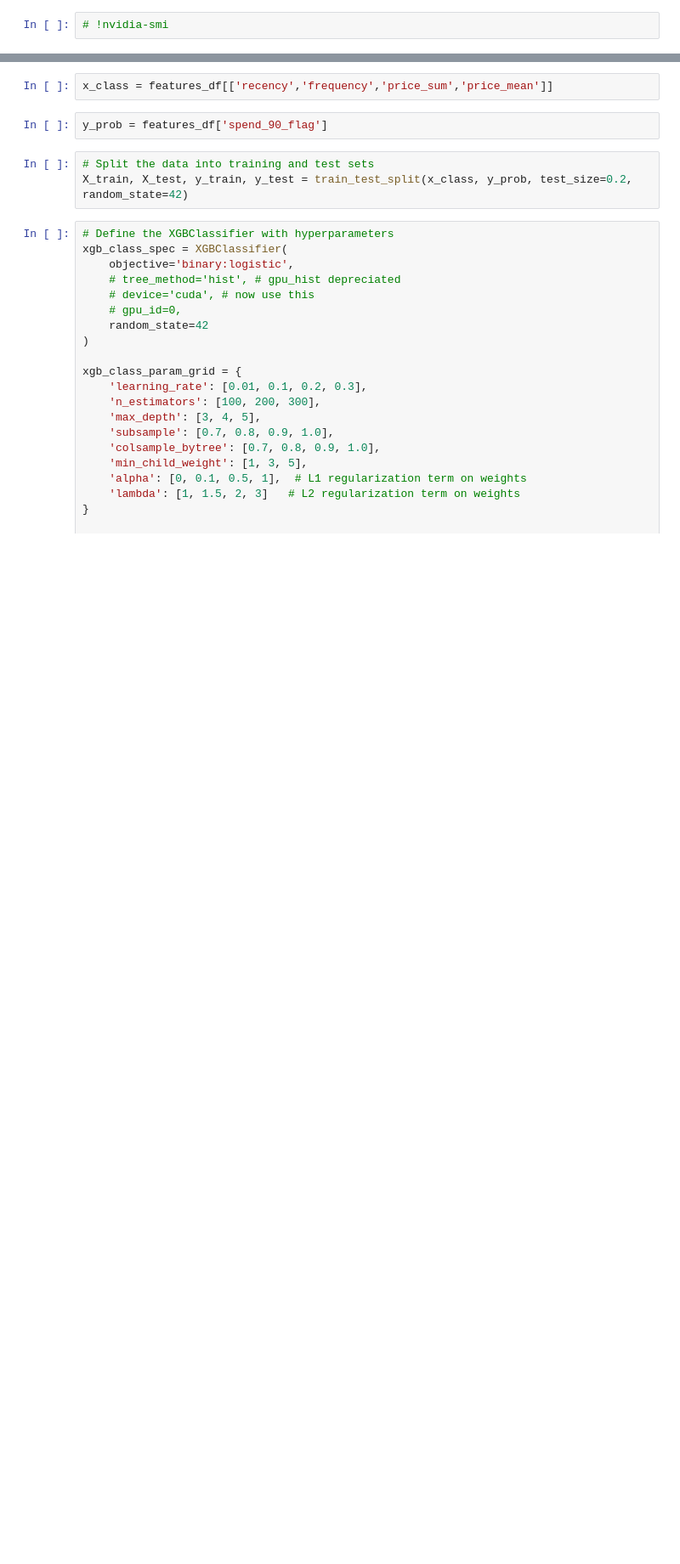
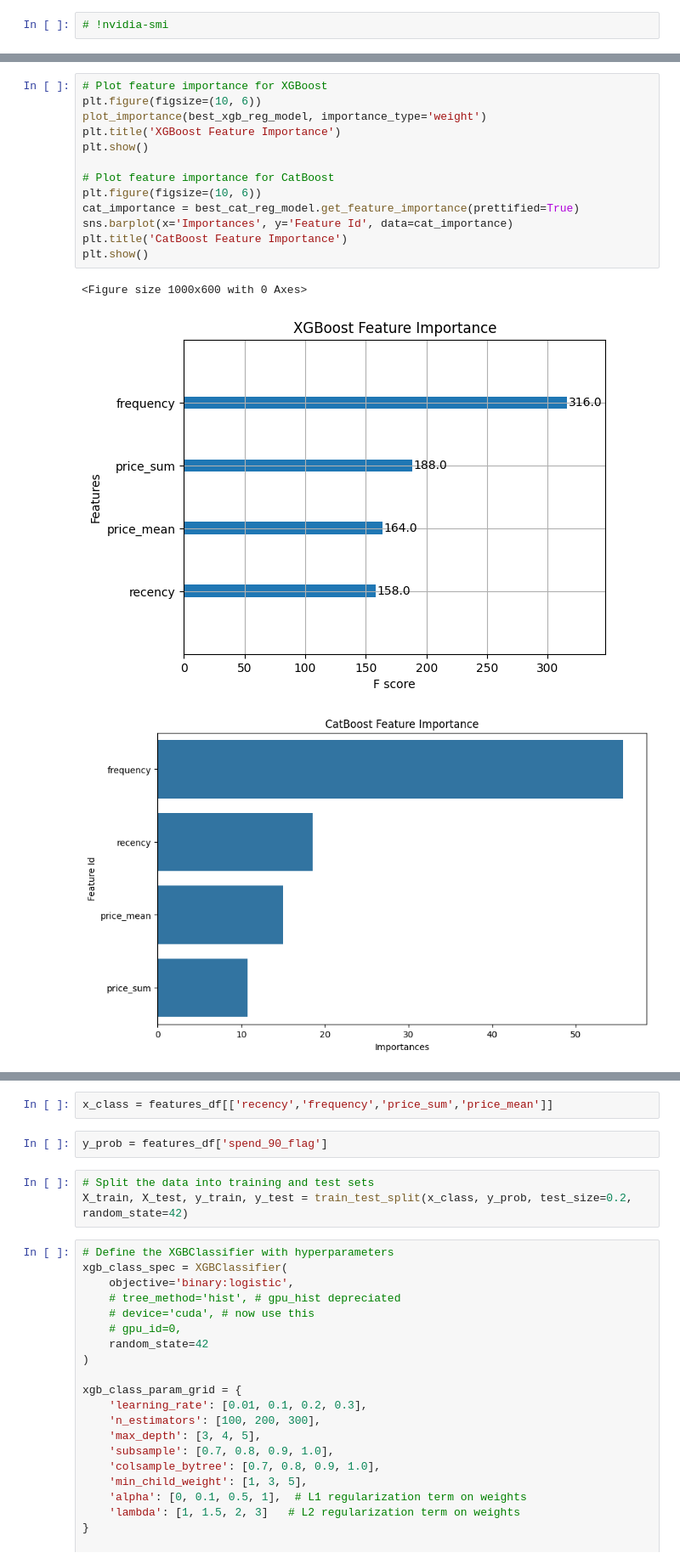
Before and after one commit to gregorywmorris/cdnow-customer-value, a Jupyter notebook: src/notebooks/customer_ltv.ipynb, the cells around one changed output, grey strips where cells are left out. Shown at 85% size. Drawn from its saved outputs; the diff is of its cells as text; blank space fills up the shorter version.

```diff
--- a/src/notebooks/customer_ltv.ipynb
+++ b/src/notebooks/customer_ltv.ipynb
@@ -510,0 +593,17 @@ The standard deviation (43.65) is a measure of the spread or variability in the
+# %%
+# Plot feature importance for XGBoost
+plt.figure(figsize=(10, 6))
+plot_importance(best_xgb_reg_model, importance_type='weight')
+plt.title('XGBoost Feature Importance')
+plt.show()
+
+# Plot feature importance for CatBoost
+plt.figure(figsize=(10, 6))
+cat_importance = best_cat_reg_model.get_feature_importance(prettified=True)
+sns.barplot(x='Importances', y='Feature Id', data=cat_importance)
+plt.title('CatBoost Feature Importance')
+plt.show()
+# %% [output]
+<Figure size 1000x600 with 0 Axes>
+[figure, added]
+[figure, added]
```
Also changed, not shown: parts of 114 cells of this notebook, 23 other files.
